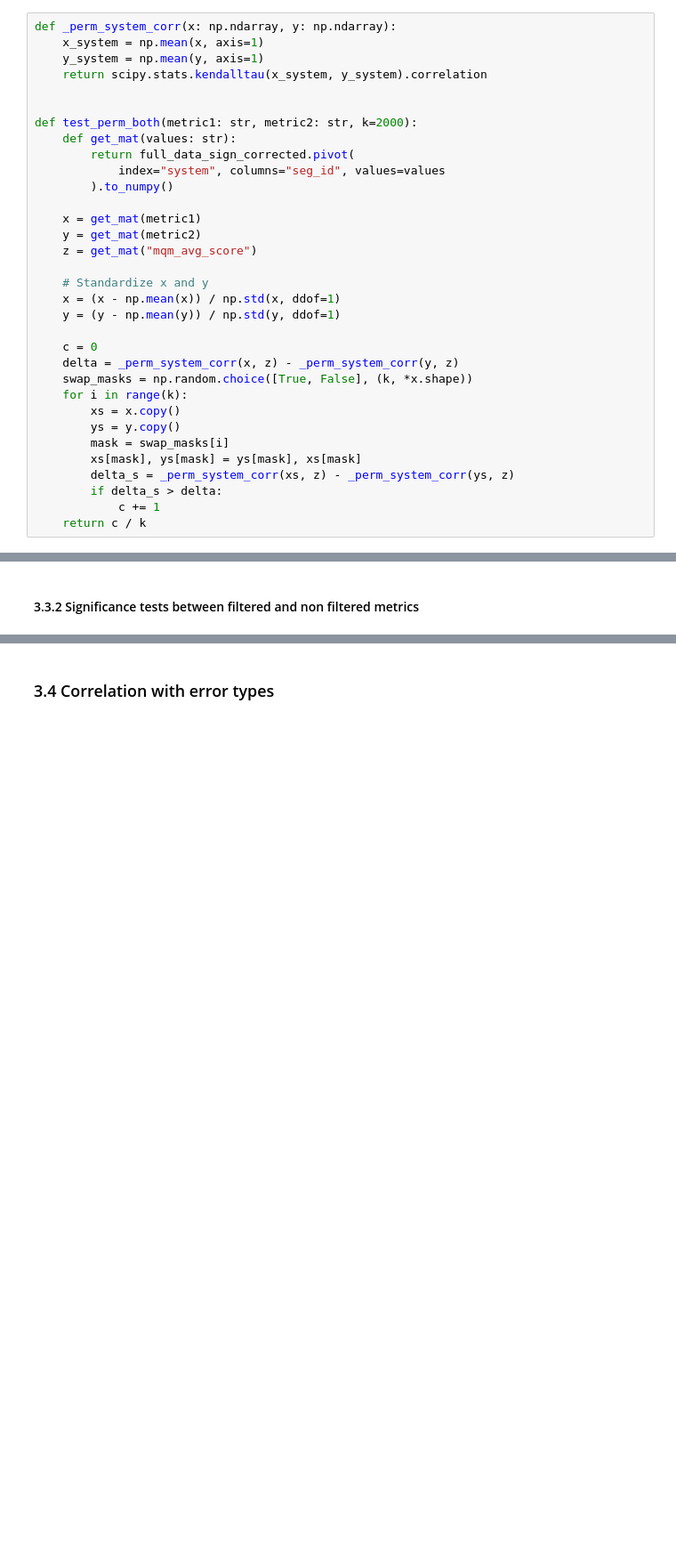
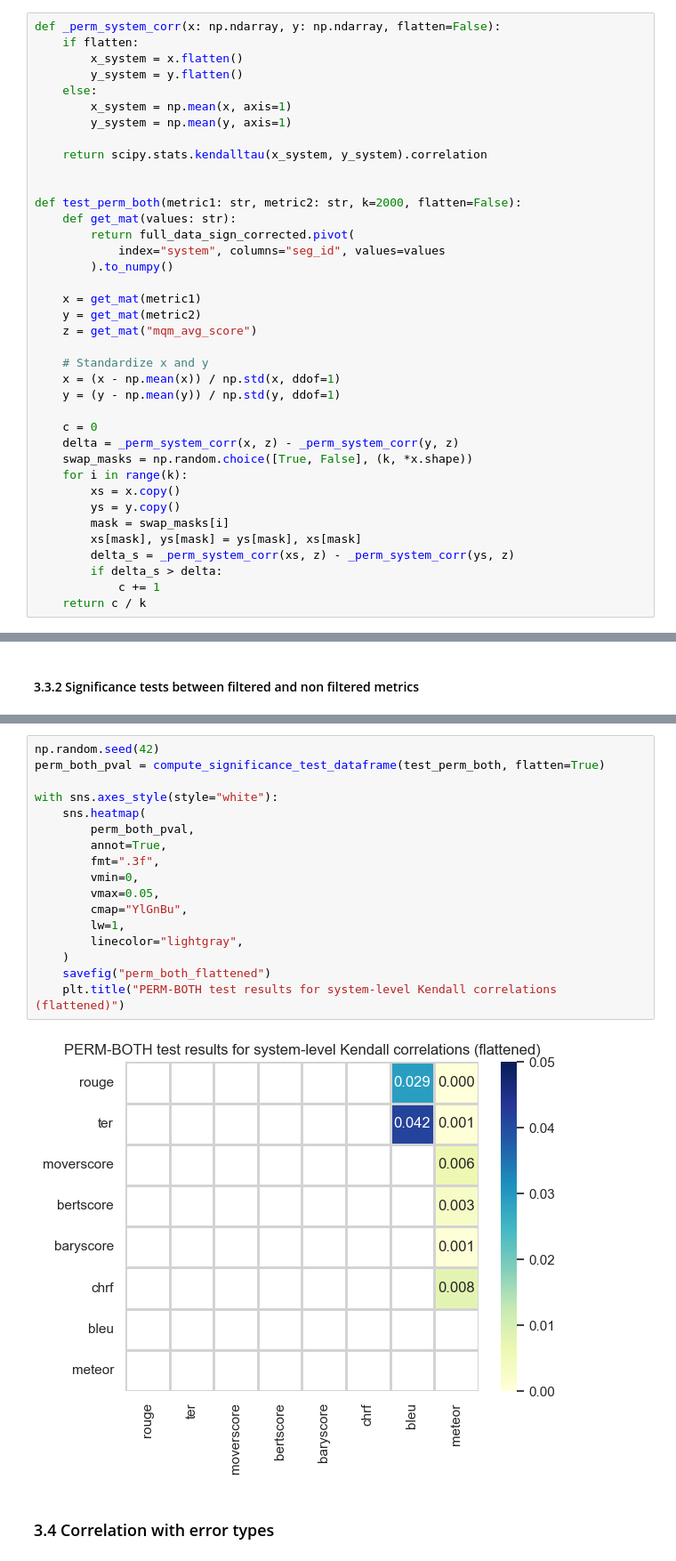
Before and after one commit to fernandokm/nlg_metrics_similarity, a Jupyter notebook: metrics_evaluation.ipynb, the cells around one changed output, grey strips where cells are left out. Shown at 89% size. Drawn from its saved outputs; the diff is of its cells as text; blank space fills up the shorter version.

Commit message:
flattened correlation on significance test

```diff
--- a/metrics_evaluation.ipynb
+++ b/metrics_evaluation.ipynb
@@ -414,13 +414,18 @@ with sns.axes_style(style="white"):
 # %% [output]
 [figure]
 # %%
-def _perm_system_corr(x: np.ndarray, y: np.ndarray):
-    x_system = np.mean(x, axis=1)
-    y_system = np.mean(y, axis=1)
+def _perm_system_corr(x: np.ndarray, y: np.ndarray, flatten=False):
+    if flatten:
+        x_system = x.flatten()
+        y_system = y.flatten()
+    else:
+        x_system = np.mean(x, axis=1)
+        y_system = np.mean(y, axis=1)
+
     return scipy.stats.kendalltau(x_system, y_system).correlation
 
 
-def test_perm_both(metric1: str, metric2: str, k=2000):
+def test_perm_both(metric1: str, metric2: str, k=2000, flatten=False):
     def get_mat(values: str):
         return full_data_sign_corrected.pivot(
             index="system", columns="seg_id", values=values
@@ -525,3 +532,22 @@ with sns.axes_style(style="white"):
+# %%
+np.random.seed(42)
+perm_both_pval = compute_significance_test_dataframe(test_perm_both, flatten=True)
+
+with sns.axes_style(style="white"):
+    sns.heatmap(
+        perm_both_pval,
+        annot=True,
+        fmt=".3f",
+        vmin=0,
+        vmax=0.05,
+        cmap="YlGnBu",
+        lw=1,
+        linecolor="lightgray",
+    )
+    savefig("perm_both_flattened")
+    plt.title("PERM-BOTH test results for system-level Kendall correlations (flattened)")
+# %% [output]
+[figure, added]
 # %% [markdown]
 ### 3.4 Correlation with error types
 # %%
```
Also changed, not shown: parts of 1 cell of this notebook.
